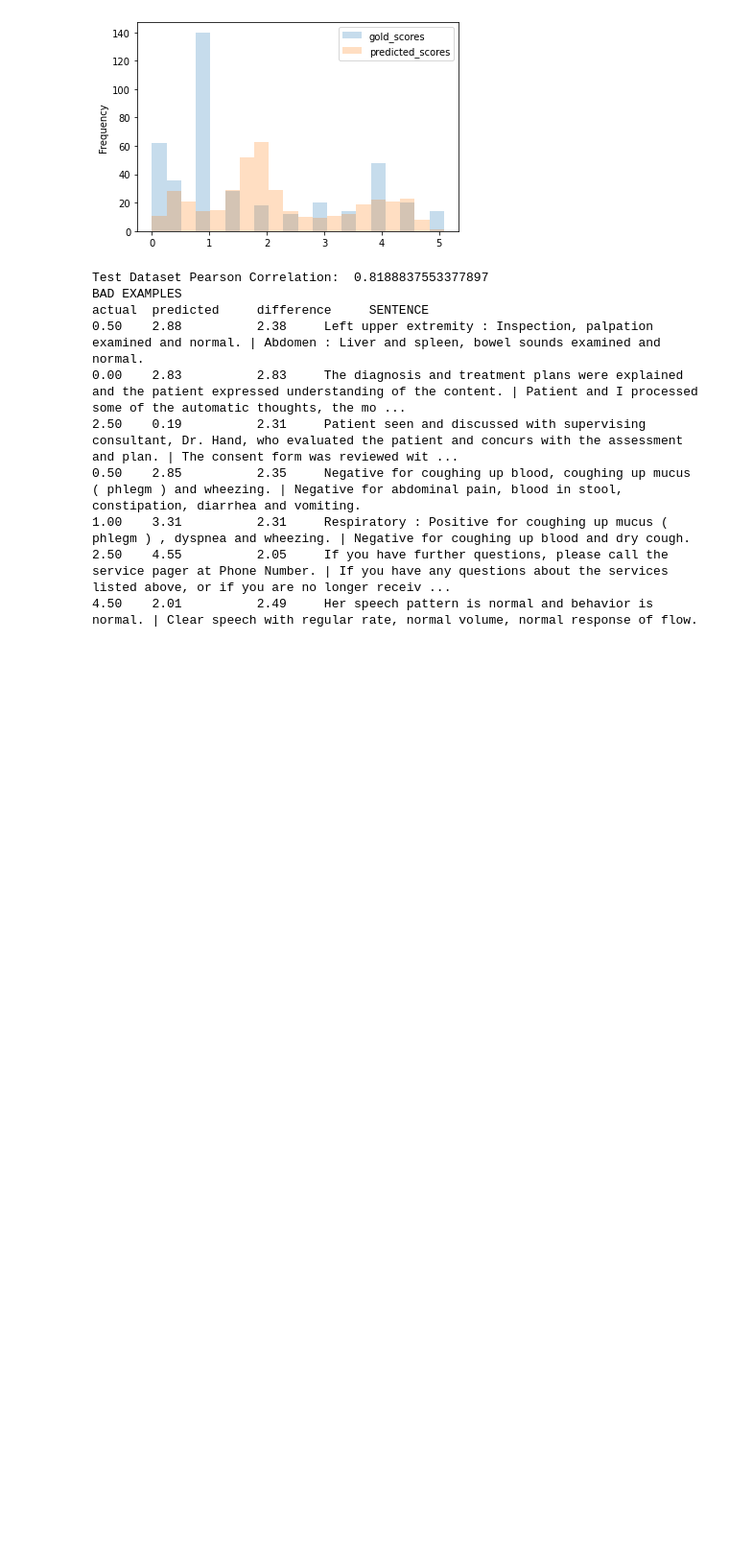
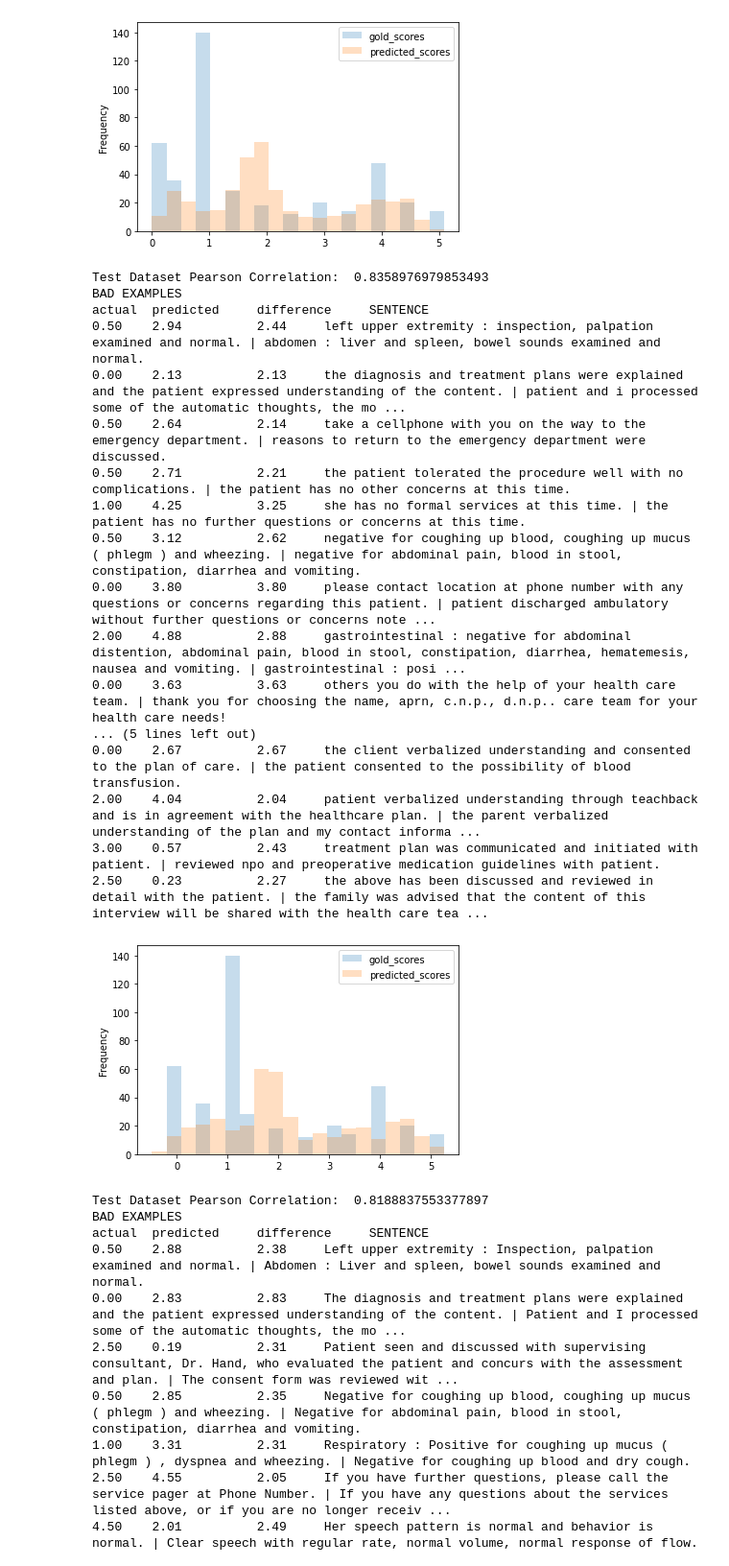
Before and after one commit to sreenivasanramesh/clinical-sts, a Jupyter notebook: clinical_sts_test.ipynb, the cells around one changed output. Shown at 96% size. Cells and saved outputs as stored; diff of their text form; code cells hidden in the pictures; blank space fills up the shorter version.

Commit message:
updated notebooks with ncbi-bert results

```diff
--- a/clinical_sts_test.ipynb
+++ b/clinical_sts_test.ipynb
@@ -298,6 +298,38 @@ actual  predicted     difference     SENTENCE
 2.00    4.11          2.11     patient verbalized understanding through teachback and is in agreement with the healthcare plan. | the parent verbalized understanding of the plan and my contact informa ...
 2.50    0.33          2.17     the above has been discussed and reviewed in detail with the patient. | the family was advised that the content of this interview will be shared with the health care tea ...
 [figure]
+# %%
+tokenizer = BertTokenizer.from_pretrained("/content/drive/My Drive/clinical-sts/NCBI-BERT/", output_hidden_states=True)
+test_dataloader = load_test_data(tokenizer=tokenizer, batch_size=1)
+
+my_bert = torch.load("/content/drive/My Drive/clinical-sts/models/bert-NCBI-BERT-0.831.pth")
+my_bert.cuda()
+regression = torch.load("/content/drive/My Drive/clinical-sts/models/regression-NCBI-BERT-0.831.pth")
+
+predictions = get_predictions(my_bert, regression, test_dataloader)
+gs_scores = open("/content/drive/My Drive/clinical-sts/test.gs.sim.txt", "r")
+actual_scores = [float(x.strip()) for x in gs_scores.readlines()]
+
+evaluate_predictions(predictions, actual_scores, test_dataloader, show_bad_predictions=True, prediction_difference=2.0)
+# %% [output]
+Test Dataset Pearson Correlation:  0.8358976979853493
+BAD EXAMPLES
+actual  predicted     difference     SENTENCE
+0.50    2.94          2.44     left upper extremity : inspection, palpation examined and normal. | abdomen : liver and spleen, bowel sounds examined and normal.
+0.00    2.13          2.13     the diagnosis and treatment plans were explained and the patient expressed understanding of the content. | patient and i processed some of the automatic thoughts, the mo ...
+0.50    2.64          2.14     take a cellphone with you on the way to the emergency department. | reasons to return to the emergency department were discussed.
+0.50    2.71          2.21     the patient tolerated the procedure well with no complications. | the patient has no other concerns at this time.
+1.00    4.25          3.25     she has no formal services at this time. | the patient has no further questions or concerns at this time.
+0.50    3.12          2.62     negative for coughing up blood, coughing up mucus ( phlegm ) and wheezing. | negative for abdominal pain, blood in stool, constipation, diarrhea and vomiting.
+0.00    3.80          3.80     please contact location at phone number with any questions or concerns regarding this patient. | patient discharged ambulatory without further questions or concerns note ...
+2.00    4.88          2.88     gastrointestinal : negative for abdominal distention, abdominal pain, blood in stool, constipation, diarrhea, hematemesis, nausea and vomiting. | gastrointestinal : posi ...
+0.00    3.63          3.63     others you do with the help of your health care team. | thank you for choosing the name, aprn, c.n.p., d.n.p.. care team for your health care needs!
+... (5 lines left out)
+0.00    2.67          2.67     the client verbalized understanding and consented to the plan of care. | the patient consented to the possibility of blood transfusion.
+2.00    4.04          2.04     patient verbalized understanding through teachback and is in agreement with the healthcare plan. | the parent verbalized understanding of the plan and my contact informa ...
+3.00    0.57          2.43     treatment plan was communicated and initiated with patient. | reviewed npo and preoperative medication guidelines with patient.
+2.50    0.23          2.27     the above has been discussed and reviewed in detail with the patient. | the family was advised that the content of this interview will be shared with the health care tea ...
+[figure, added]
 # %%
 tokenizer = BertTokenizer.from_pretrained("emilyalsentzer/Bio_ClinicalBERT", output_hidden_states=True)
 test_dataloader = load_test_data(tokenizer=tokenizer, batch_size=1, cased=True)
```
Also changed, not shown: parts of 1 cell of this notebook, 1 other file.
